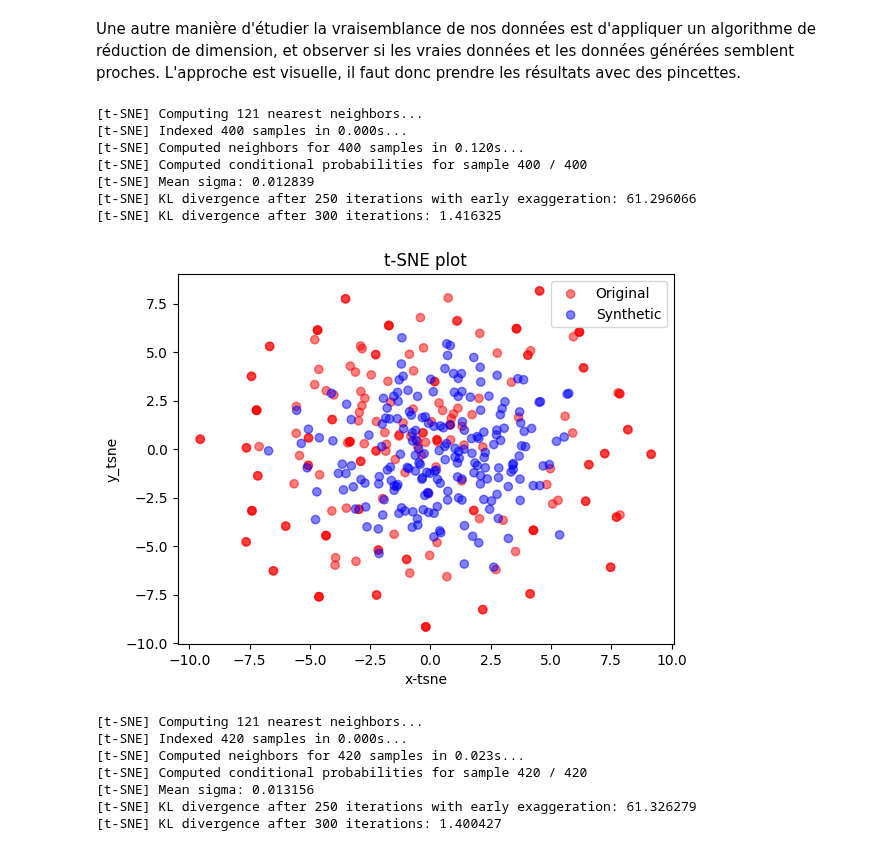
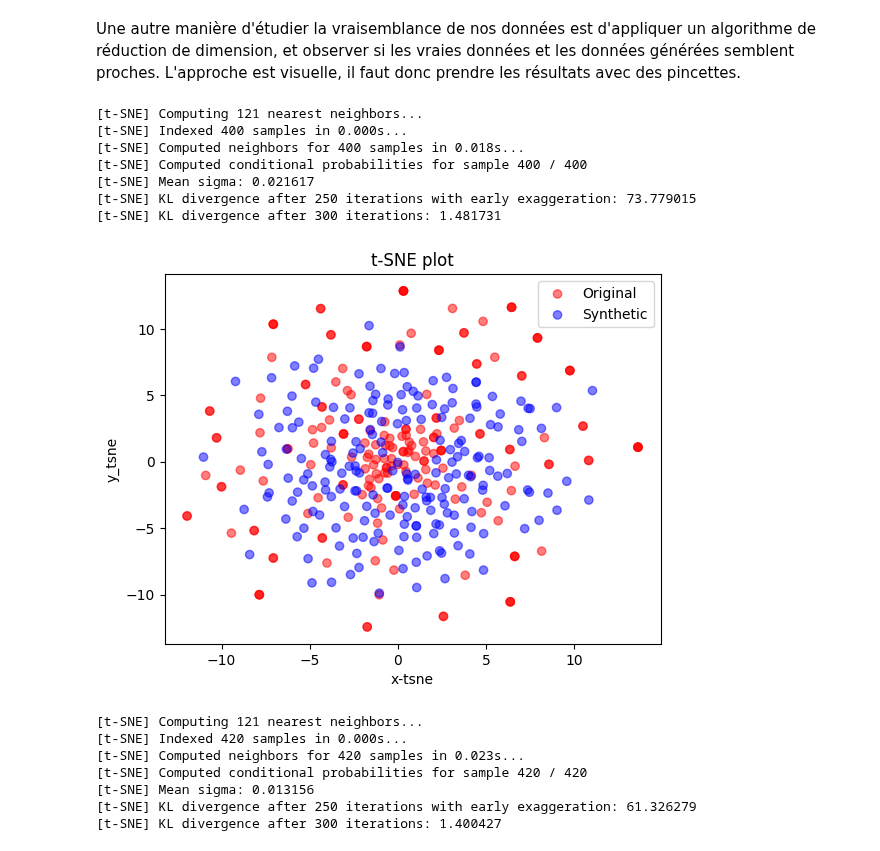
Before and after one commit to QMoayedpour/statapp-hsbc, a Jupyter notebook: gan_cnn.ipynb, the cells around one changed output. Drawn from its saved outputs; the diff is of its cells as text; code cells hidden in the pictures.

```diff
--- a/gan_cnn.ipynb
+++ b/gan_cnn.ipynb
@@ -45,7 +45,7 @@ où:
 * $\lambda$ est un paramètre pour contrôler l'importance relative qu'on porte sur la moyenne ou la variance (défaut à 1.5)
 # %%
 latent_dim = 20 # Dimension du "bruit" d'entrée
-ts_dim = 50 # Dimension de sortie
+ts_dim = 150 # Dimension de sortie
 conditional = 10 # Dimension de la partie "commune"
 
 generator = Generator(latent_dim=latent_dim, ts_dim=ts_dim,condition=conditional)
@@ -177,20 +186,20 @@ Nombre de fois que la vraie série est sortie de l'intervalle :
 Une autre manière d'étudier la vraisemblance de nos données est d'appliquer un algorithme de réduction de dimension, et observer si les vraies données et les données générées semblent proches. L'approche est visuelle, il faut donc prendre les résultats avec des pincettes.
 # %%
 fake , real = train.data.get_samples(G = train.G, latent_dim = train.latent_dim, ts_dim = train.ts_dim,
-                    batch_size=200, conditional= train.conditional, use_cuda=True, data = train.data)
-fake = fake/3
+                    batch_size=200, conditional= train.conditional, use_cuda=False, data = train.data)
+fake = fake/2.2
 real_array = real.float().cpu().detach().numpy()
 fake_array = fake.float().cpu().detach().numpy()
 plot_tsne(real_array,fake_array, random=False)
 # %% [output]
 [t-SNE] Computing 121 nearest neighbors...
 [t-SNE] Indexed 400 samples in 0.000s...
-[t-SNE] Computed neighbors for 400 samples in 0.120s...
+[t-SNE] Computed neighbors for 400 samples in 0.018s...
 [t-SNE] Computed conditional probabilities for sample 400 / 400
-[t-SNE] Mean sigma: 0.012839
-[t-SNE] KL divergence after 250 iterations with early exaggeration: 61.296066
-[t-SNE] KL divergence after 300 iterations: 1.416325
+[t-SNE] Mean sigma: 0.021617
+[t-SNE] KL divergence after 250 iterations with early exaggeration: 73.779015
+[t-SNE] KL divergence after 300 iterations: 1.481731
-[figure, old version]
+[figure, new version]
 # %%
 plot_tsne(real_array,fake_array, random=True)
 # %% [output]
```
Also changed, not shown: parts of 13 cells of this notebook, 2 other files.
